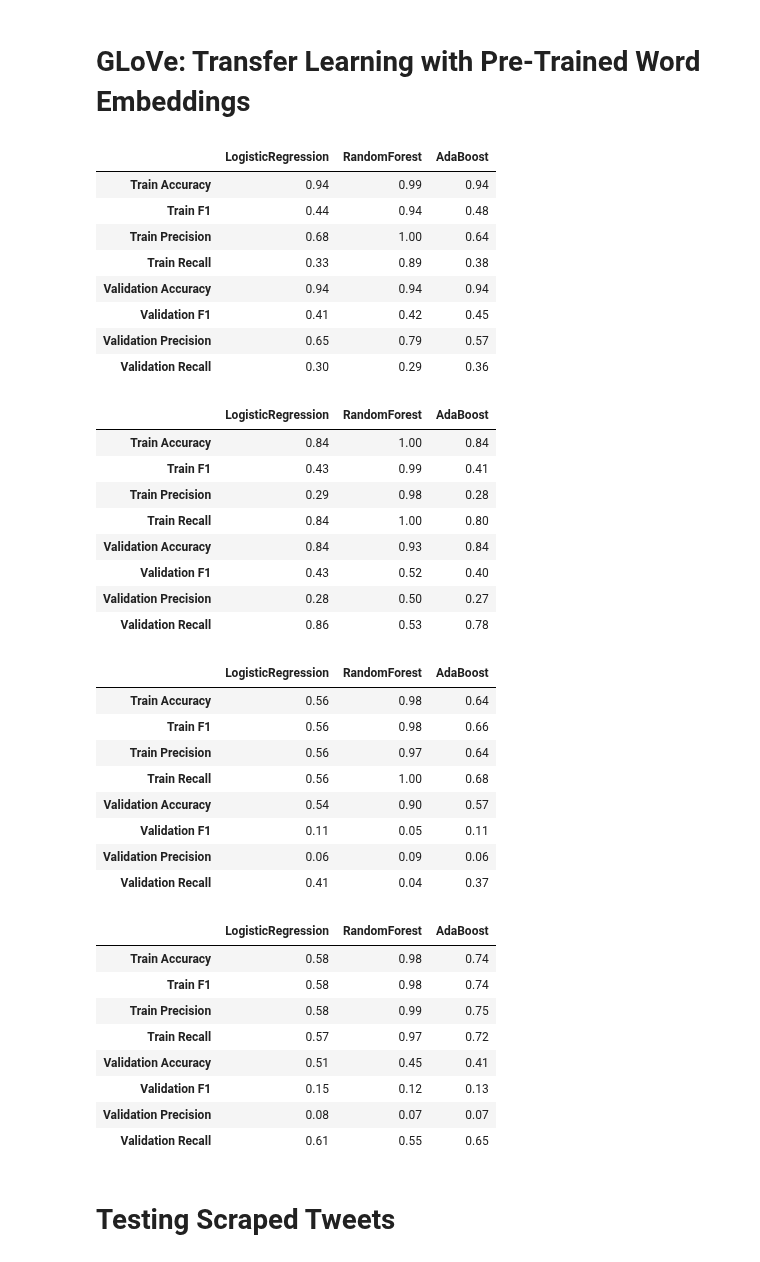
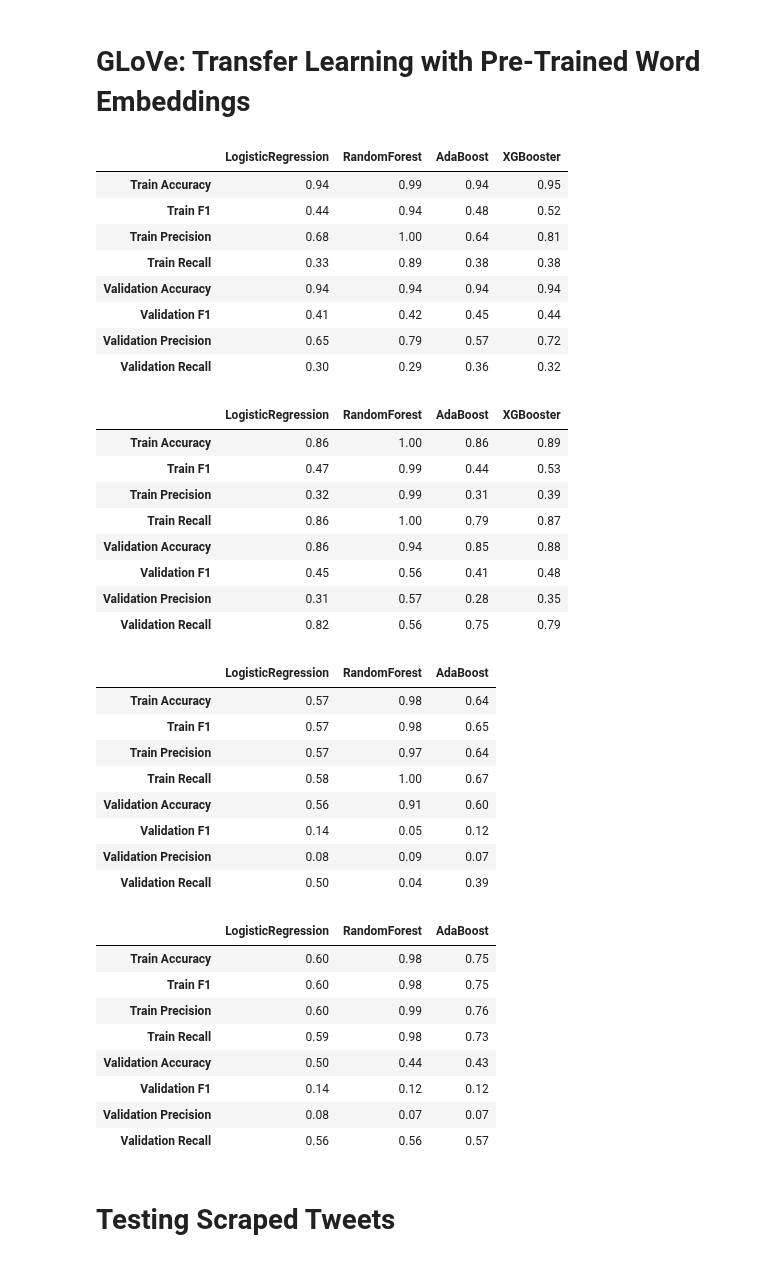
Before and after one commit to mguptaphd/Twitter-Hate-Classification-Project, a Jupyter notebook: Preliminary_Model_Comparisons.ipynb, the cells around one changed output. Cells and saved outputs as stored; diff of their text form; code cells hidden in the pictures.

Commit message:
Update RNN and XGBoost training

```diff
--- a/Preliminary_Model_Comparisons.ipynb
+++ b/Preliminary_Model_Comparisons.ipynb
@@ -1001,0 +1029,6 @@ mean_embedding_compare_classification(X_train_w2v, y_train, X_val_w2v, y_val, cl
+# %%
+classifier_list = [('LogisticRegression', LogisticRegression(random_state = 10)),
+                    ('RandomForest', RandomForestClassifier(random_state = 10)),
+                    ('AdaBoost', AdaBoostClassifier(random_state=10))]
+mean_embedding_compare_classification(X_train_w2v, y_train, X_val_w2v, y_val, classifier_list,
+                                      sampling = 'upsample')
@@ -1027,25 +1089,25 @@ with open('data/mean_glove_vectors.pkl', 'rb') as f:
 # %%
 mean_embedding_compare_classification(X_train_glove, y_train, X_val_glove, y_val, classifier_list)
 # %% [output]
-|  | LogisticRegression | RandomForest | AdaBoost |
-| Train Accuracy | 0.94 | 0.99 | 0.94 |
-| Train F1 | 0.44 | 0.94 | 0.48 |
-| Train Precision | 0.68 | 1.00 | 0.64 |
-| Train Recall | 0.33 | 0.89 | 0.38 |
-| Validation Accuracy | 0.94 | 0.94 | 0.94 |
-| Validation F1 | 0.41 | 0.42 | 0.45 |
-| Validation Precision | 0.65 | 0.79 | 0.57 |
-| Validation Recall | 0.30 | 0.29 | 0.36 |
+|  | LogisticRegression | RandomForest | AdaBoost | XGBooster |
+| Train Accuracy | 0.94 | 0.99 | 0.94 | 0.95 |
+| Train F1 | 0.44 | 0.94 | 0.48 | 0.52 |
+| Train Precision | 0.68 | 1.00 | 0.64 | 0.81 |
+| Train Recall | 0.33 | 0.89 | 0.38 | 0.38 |
+| Validation Accuracy | 0.94 | 0.94 | 0.94 | 0.94 |
+| Validation F1 | 0.41 | 0.42 | 0.45 | 0.44 |
+| Validation Precision | 0.65 | 0.79 | 0.57 | 0.72 |
+| Validation Recall | 0.30 | 0.29 | 0.36 | 0.32 |
 # %%
-mean_embedding_compare_classification(X_train_w2v, y_train, X_val_w2v, y_val, classifier_list,
+mean_embedding_compare_classification(X_train_glove, y_train, X_val_glove, y_val, classifier_list,
                                       sampling = 'smote')
 # %% [output]
-|  | LogisticRegression | RandomForest | AdaBoost |
-| Train Accuracy | 0.84 | 1.00 | 0.84 |
-| Train F1 | 0.43 | 0.99 | 0.41 |
-| Train Precision | 0.29 | 0.98 | 0.28 |
-| Train Recall | 0.84 | 1.00 | 0.80 |
-| Validation Accuracy | 0.84 | 0.93 | 0.84 |
-| Validation F1 | 0.43 | 0.52 | 0.40 |
-| Validation Precision | 0.28 | 0.50 | 0.27 |
-| Validation Recall | 0.86 | 0.53 | 0.78 |
+|  | LogisticRegression | RandomForest | AdaBoost | XGBooster |
+| Train Accuracy | 0.86 | 1.00 | 0.86 | 0.89 |
+| Train F1 | 0.47 | 0.99 | 0.44 | 0.53 |
+| Train Precision | 0.32 | 0.99 | 0.31 | 0.39 |
+| Train Recall | 0.86 | 1.00 | 0.79 | 0.87 |
+| Validation Accuracy | 0.86 | 0.94 | 0.85 | 0.88 |
+| Validation F1 | 0.45 | 0.56 | 0.41 | 0.48 |
+| Validation Precision | 0.31 | 0.57 | 0.28 | 0.35 |
+| Validation Recall | 0.82 | 0.56 | 0.75 | 0.79 |
@@ -1052,29 +1118,29 @@ mean_embedding_compare_classification(X_train_w2v, y_train, X_val_w2v, y_val, cl
 # %%
-mean_embedding_compare_classification(X_train_w2v, y_train, X_val_w2v, y_val, classifier_list,
+mean_embedding_compare_classification(X_train_glove, y_train, X_val_glove, y_val, classifier_list,
                                       sampling = 'upsample')
 # %% [output]
 |  | LogisticRegression | RandomForest | AdaBoost |
-| Train Accuracy | 0.56 | 0.98 | 0.64 |
-| Train F1 | 0.56 | 0.98 | 0.66 |
-| Train Precision | 0.56 | 0.97 | 0.64 |
-| Train Recall | 0.56 | 1.00 | 0.68 |
-| Validation Accuracy | 0.54 | 0.90 | 0.57 |
-| Validation F1 | 0.11 | 0.05 | 0.11 |
-| Validation Precision | 0.06 | 0.09 | 0.06 |
-| Validation Recall | 0.41 | 0.04 | 0.37 |
+| Train Accuracy | 0.57 | 0.98 | 0.64 |
+| Train F1 | 0.57 | 0.98 | 0.65 |
+| Train Precision | 0.57 | 0.97 | 0.64 |
+| Train Recall | 0.58 | 1.00 | 0.67 |
+| Validation Accuracy | 0.56 | 0.91 | 0.60 |
+| Validation F1 | 0.14 | 0.05 | 0.12 |
+| Validation Precision | 0.08 | 0.09 | 0.07 |
+| Validation Recall | 0.50 | 0.04 | 0.39 |
 # %%
-mean_embedding_compare_classification(X_train_w2v, y_train, X_val_w2v, y_val, classifier_list,
+mean_embedding_compare_classification(X_train_glove, y_train, X_val_glove, y_val, classifier_list,
                                       sampling = 'downsample')
 # %% [output]
 |  | LogisticRegression | RandomForest | AdaBoost |
-| Train Accuracy | 0.58 | 0.98 | 0.74 |
-| Train F1 | 0.58 | 0.98 | 0.74 |
-| Train Precision | 0.58 | 0.99 | 0.75 |
-| Train Recall | 0.57 | 0.97 | 0.72 |
-| Validation Accuracy | 0.51 | 0.45 | 0.41 |
-| Validation F1 | 0.15 | 0.12 | 0.13 |
+| Train Accuracy | 0.60 | 0.98 | 0.75 |
+| Train F1 | 0.60 | 0.98 | 0.75 |
+| Train Precision | 0.60 | 0.99 | 0.76 |
+| Train Recall | 0.59 | 0.98 | 0.73 |
+| Validation Accuracy | 0.50 | 0.44 | 0.43 |
+| Validation F1 | 0.14 | 0.12 | 0.12 |
 | Validation Precision | 0.08 | 0.07 | 0.07 |
-| Validation Recall | 0.61 | 0.55 | 0.65 |
+| Validation Recall | 0.56 | 0.56 | 0.57 |
 # %% [markdown]
 #  Testing Scraped Tweets
 # %%
```
Also changed, not shown: parts of 11 cells of this notebook, 1 other file.
